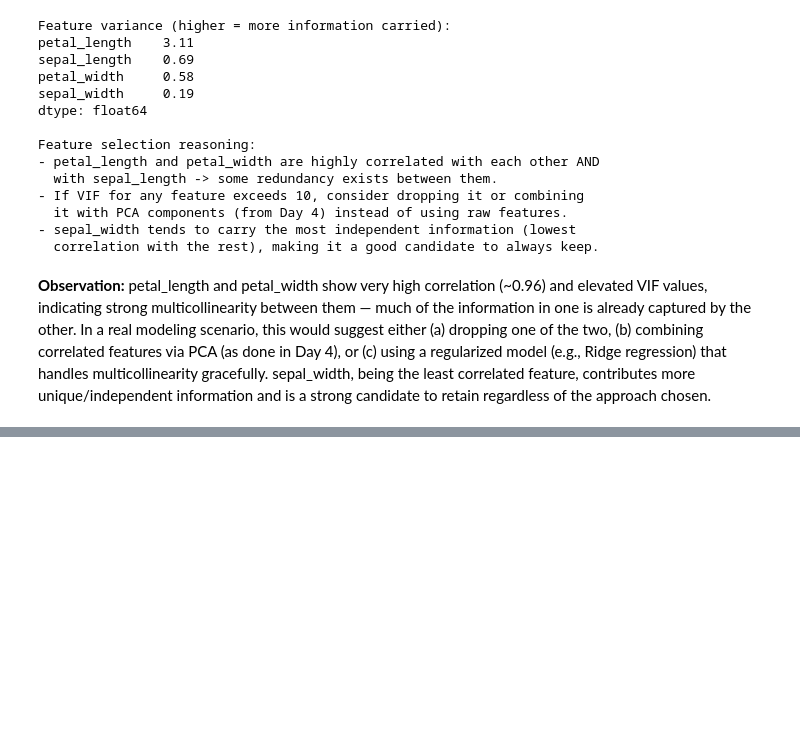
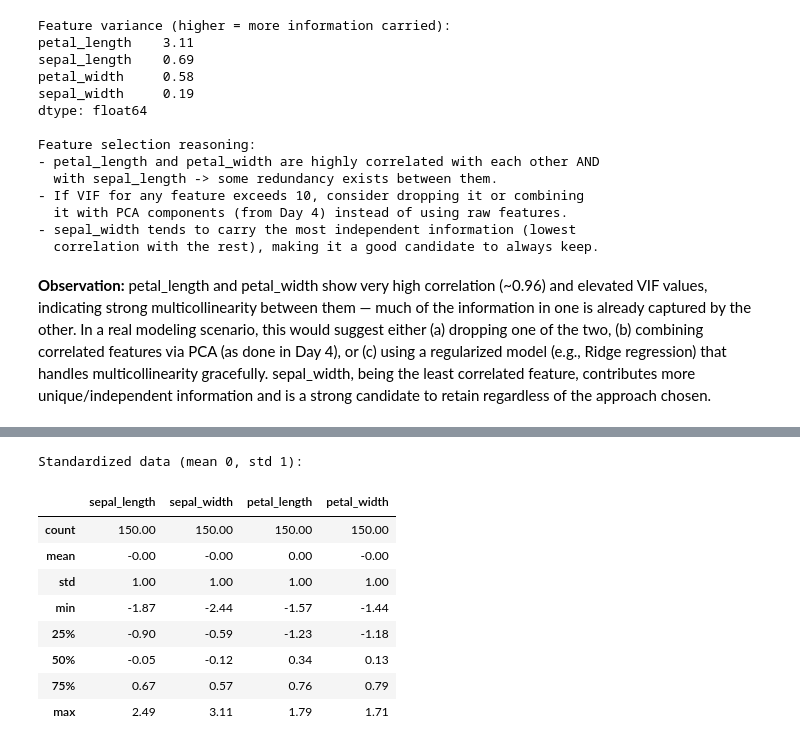
Before and after one commit to nikitha-d1323/data-analysis-mini-projects, a Jupyter notebook: unit2-iris-multivariate/notebooks/Iris_Multivariate_Unit2.ipynb, the cells around one changed output, grey strips where cells are left out. Cells and saved outputs as stored; diff of their text form; code cells hidden in the pictures; blank space fills up the shorter version.

```diff
--- a/unit2-iris-multivariate/notebooks/Iris_Multivariate_Unit2.ipynb
+++ b/unit2-iris-multivariate/notebooks/Iris_Multivariate_Unit2.ipynb
@@ -343,0 +364,18 @@ candidate to retain regardless of the approach chosen.
+# %%
+from sklearn.preprocessing import StandardScaler
+
+std_scaler = StandardScaler()
+df_standardized = pd.DataFrame(std_scaler.fit_transform(df[numeric_cols]), columns=numeric_cols)
+print("Standardized data (mean 0, std 1):")
+df_standardized.describe().round(2)
+# %% [output]
+Standardized data (mean 0, std 1):
+|  | sepal_length | sepal_width | petal_length | petal_width |
+| count | 150.00 | 150.00 | 150.00 | 150.00 |
+| mean | -0.00 | -0.00 | 0.00 | -0.00 |
+| std | 1.00 | 1.00 | 1.00 | 1.00 |
+| min | -1.87 | -2.44 | -1.57 | -1.44 |
+| 25% | -0.90 | -0.59 | -1.23 | -1.18 |
+| 50% | -0.05 | -0.12 | 0.34 | 0.13 |
+| 75% | 0.67 | 0.57 | 0.76 | 0.79 |
+| max | 2.49 | 3.11 | 1.79 | 1.71 |
```
Also changed, not shown: parts of 6 cells of this notebook, 1 other file.
